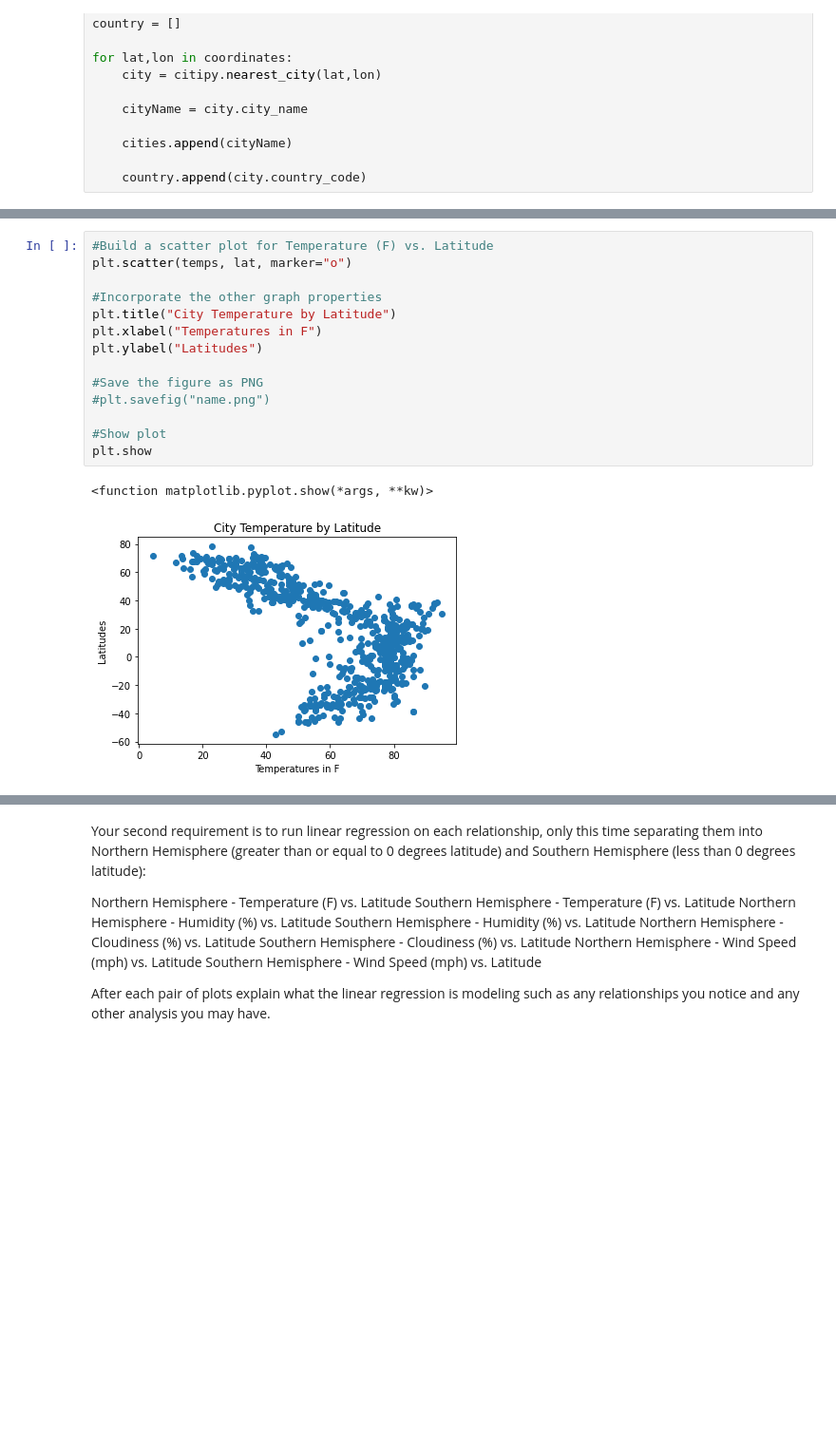
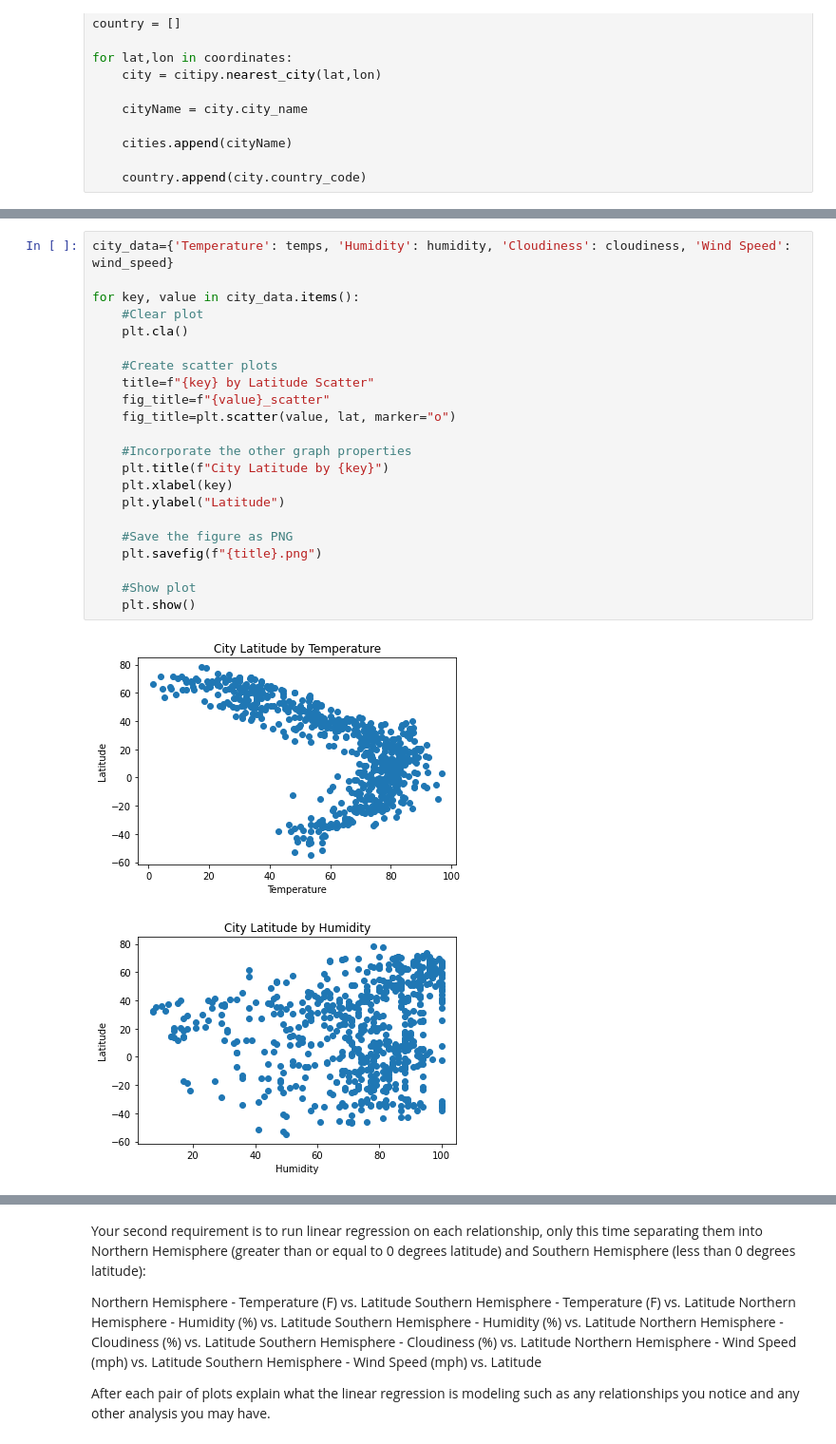
Before and after one commit to samanthasains/python-api-challenge, a Jupyter notebook: WeatherPy/WeatherPy.ipynb, the cells around one changed output, grey strips where cells are left out. Shown at 95% size. Saved outputs shown, nothing was run; the diff lists cells and outputs as text; blank space fills up the shorter version.

```diff
--- a/WeatherPy/WeatherPy.ipynb
+++ b/WeatherPy/WeatherPy.ipynb
@@ -112,17 +94,25 @@ City name is acajutla
 # %%
-#Build a scatter plot for Temperature (F) vs. Latitude
-plt.scatter(temps, lat, marker="o")
+city_data={'Temperature': temps, 'Humidity': humidity, 'Cloudiness': cloudiness, 'Wind Speed': wind_speed}
 
-#Incorporate the other graph properties
-plt.title("City Temperature by Latitude")
-plt.xlabel("Temperatures in F")
-plt.ylabel("Latitudes")
+for key, value in city_data.items():
+    #Clear plot
+    plt.cla()
 
-#Save the figure as PNG
-#plt.savefig("name.png")
+    #Create scatter plots
+    title=f"{key} by Latitude Scatter"
+    fig_title=f"{value}_scatter"
+    fig_title=plt.scatter(value, lat, marker="o")
 
-#Show plot
-plt.show
+    #Incorporate the other graph properties
+    plt.title(f"City Latitude by {key}")
+    plt.xlabel(key)
+    plt.ylabel("Latitude")
+
+    #Save the figure as PNG
+    plt.savefig(f"{title}.png")
+
+    #Show plot
+    plt.show()
 # %% [output]
-<function matplotlib.pyplot.show(*args, **kw)>
-[figure, old version]
+[figure, new version]
+[figure, added]
```
Also changed, not shown: parts of 4 cells of this notebook.
